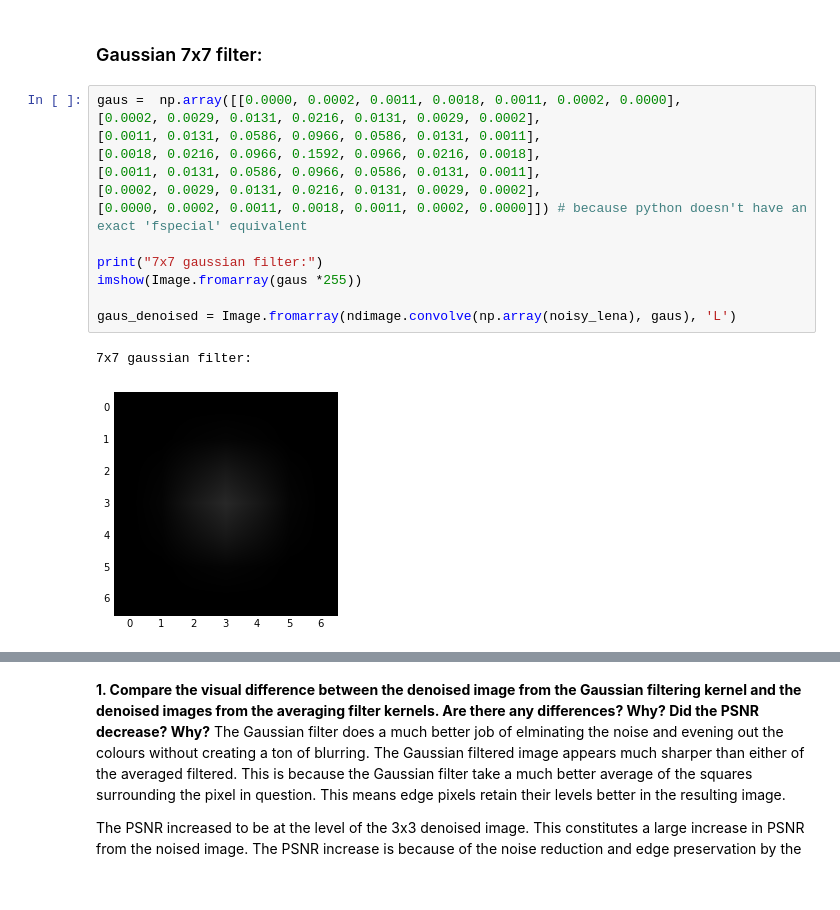
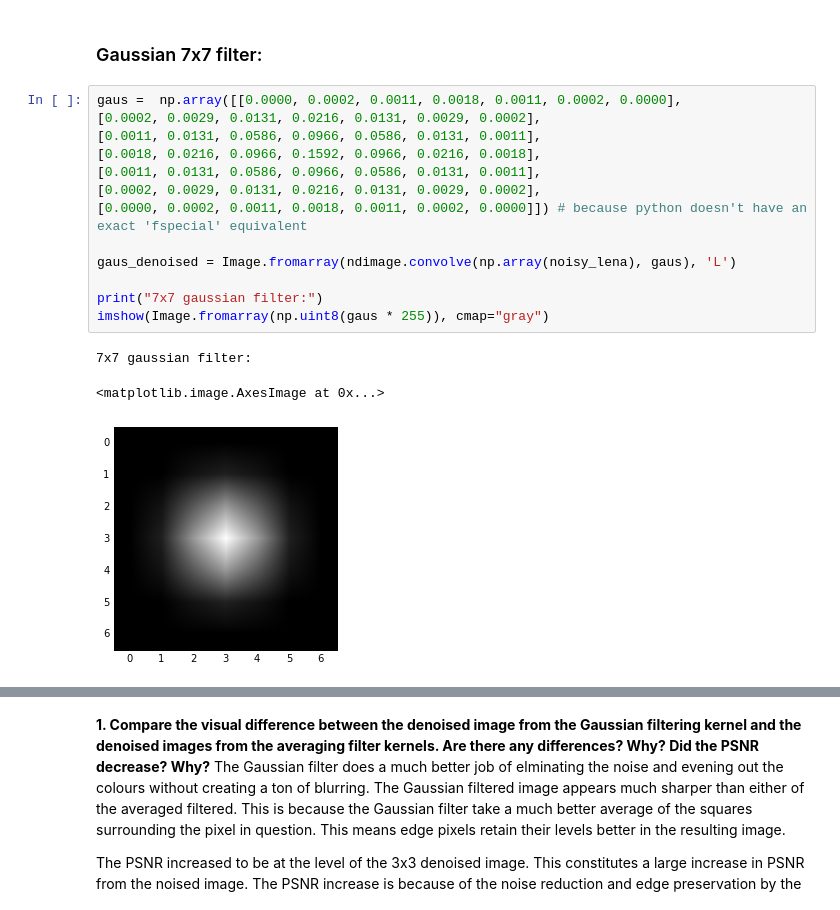
Before and after one commit to Erik-J-D/SYDE575-lab, a Jupyter notebook: LAB_2/Lab 2.ipynb, the cells around one changed output, grey strips where cells are left out. Saved outputs shown, nothing was run; the diff lists cells and outputs as text.

```diff
--- a/LAB_2/Lab 2.ipynb
+++ b/LAB_2/Lab 2.ipynb
@@ -220,19 +221,20 @@ The 7x7 filter seems to have worse results than the 3x3 filter. The 3x3 filter h
 # %%
 gaus =  np.array([[0.0000, 0.0002, 0.0011, 0.0018, 0.0011, 0.0002, 0.0000],
 [0.0002, 0.0029, 0.0131, 0.0216, 0.0131, 0.0029, 0.0002],
 [0.0011, 0.0131, 0.0586, 0.0966, 0.0586, 0.0131, 0.0011],
 [0.0018, 0.0216, 0.0966, 0.1592, 0.0966, 0.0216, 0.0018],
 [0.0011, 0.0131, 0.0586, 0.0966, 0.0586, 0.0131, 0.0011],
 [0.0002, 0.0029, 0.0131, 0.0216, 0.0131, 0.0029, 0.0002],
 [0.0000, 0.0002, 0.0011, 0.0018, 0.0011, 0.0002, 0.0000]]) # because python doesn't have an exact 'fspecial' equivalent
 
+gaus_denoised = Image.fromarray(ndimage.convolve(np.array(noisy_lena), gaus), 'L')
+
 print("7x7 gaussian filter:")
-imshow(Image.fromarray(gaus *255))
-
-gaus_denoised = Image.fromarray(ndimage.convolve(np.array(noisy_lena), gaus), 'L')
+imshow(Image.fromarray(np.uint8(gaus * 255)), cmap="gray")
 # %% [output]
 7x7 gaussian filter:
+<matplotlib.image.AxesImage at 0x...>
-[figure, old version]
+[figure, new version]
 # %%
 print("PSNR between Lena and averaged Lena: " + str(PSNR(lena, gaus_denoised)) + "\n")
 print("7x7 Gaussian Filter Result:")
```
Also changed, not shown: parts of 20 cells of this notebook.
